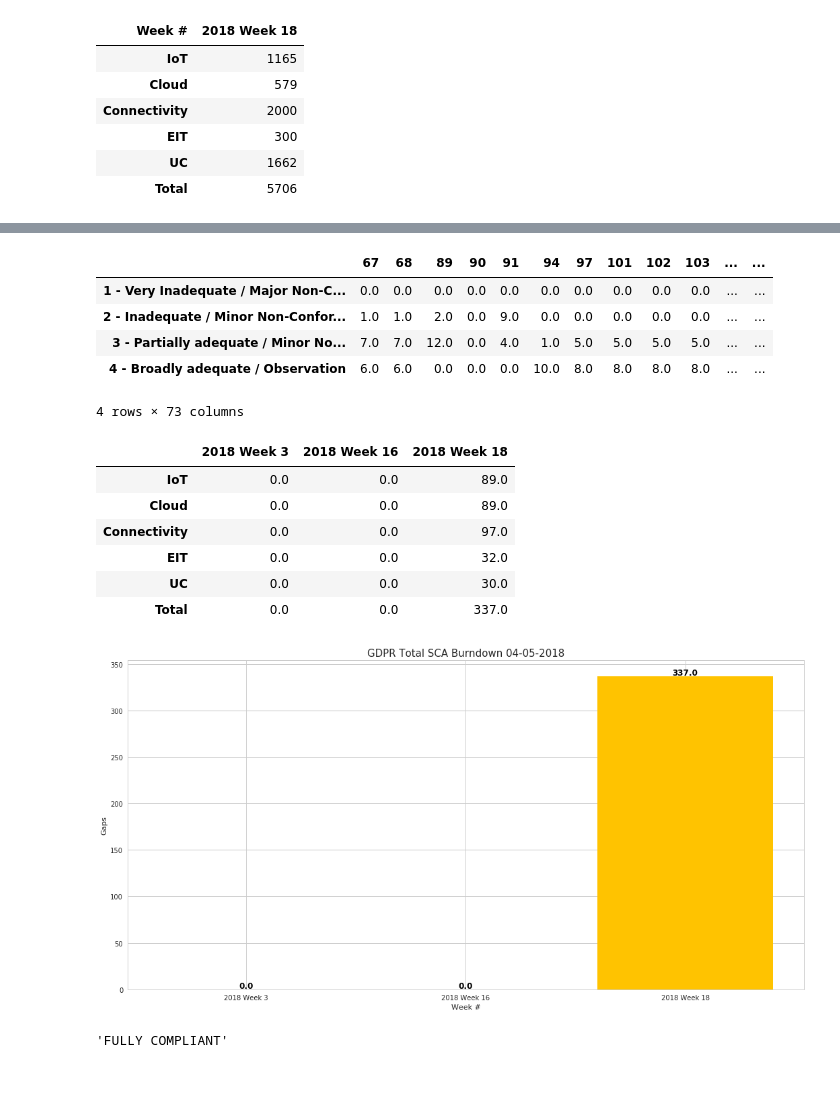
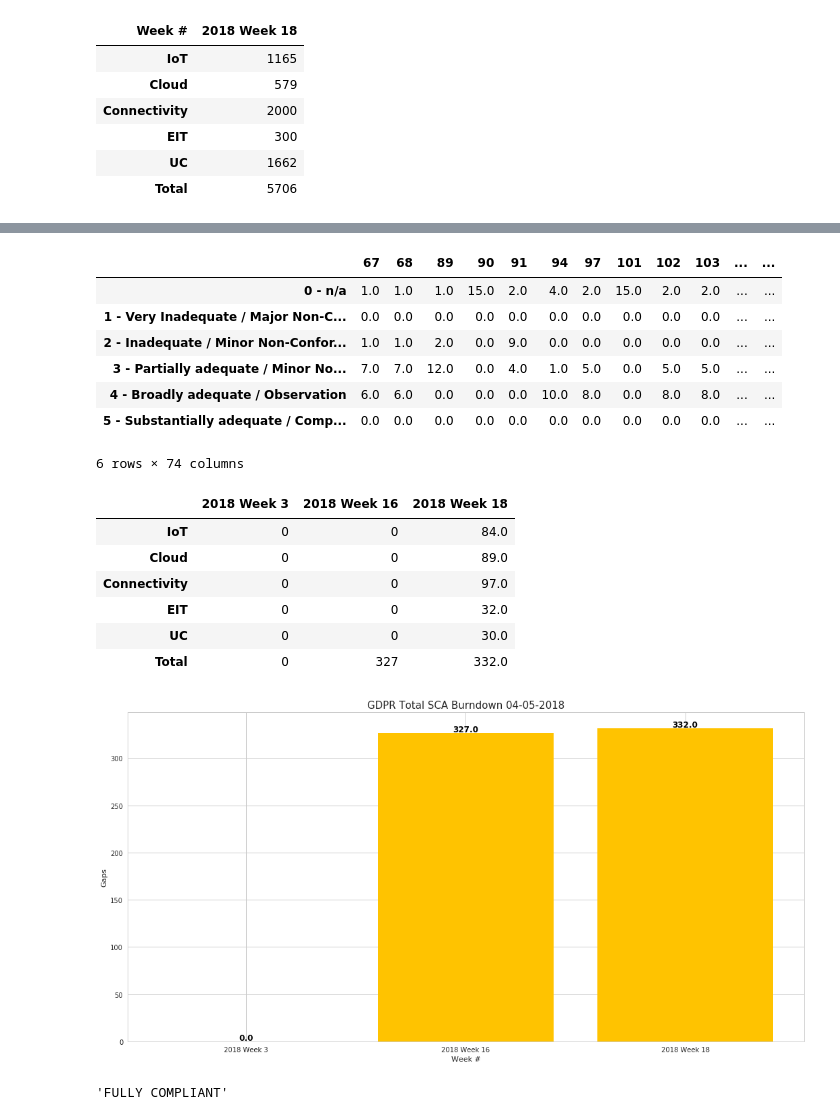
Before and after one commit to billyoconnor/DRC-GDPR, a Jupyter notebook: Compliancy-Heatmap.ipynb, the cells around one changed output, grey strips where cells are left out. Cells and saved outputs as stored; diff of their text form; code cells hidden in the pictures; blank space fills up the shorter version.

```diff
--- a/Compliancy-Heatmap.ipynb
+++ b/Compliancy-Heatmap.ipynb
@@ -440,12 +438,14 @@ SCA_INDEX = ['9.2.1-A',
 '18.1.4']
 
 
-sca_heatmap_df = pd.DataFrame(columns=COLS, index=SCA_INDEX)
-sca_heatmap_df = sca_heatmap_df[[67,68,89,90,91,94,97,101,102,103,109,110,
-                                 43,44,46,16,49,52,54,55,56,57,59,62,63,64,176,189,117,116,
-                                 10,12,21,22,27,28,29,31,33,42,66,72,80,81,118,121,156,158,
-                                 126,136,141,128,130,129,198,127,1,
-                                 2,4,5,7,8,9,14,70,71,87,123,193,194,195,147]]
+#sca_heatmap_df = pd.DataFrame(columns=COLS, index=SCA_INDEX)
+#sca_heatmap_df = sca_heatmap_df[[67,68,89,90,91,94,97,101,102,103,109,110,
+#                                 43,44,46,16,49,52,54,55,56,57,59,62,63,64,176,189,117,116,
+#                                 10,12,21,22,27,28,29,31,33,42,66,72,80,81,118,121,156,158,
+#                                 126,136,141,128,130,129,198,127,1,
+#                                 2,4,5,7,8,9,14,70,71,87,123,193,194,195,147]]
+
+sca_heatmap_df = sca_baseline.copy()
 # %%
 pca_df['Compliance Assessment'].value_counts()
 # %% [output]
@@ -531,15 +543,13 @@ for p in COLS:
                 heatmap_df.loc[pca][p] = compliance_value
 
             #update the baseline
-            if (compliance_value < PCA_COMPLIANCE.get(pca_baseline.loc[roll_up_converter.get(pca)][p]) and
-                PCA_COMPLIANCE.get(pca_baseline.loc[roll_up_converter.get(pca)][p]) != 2):
-                print compliance_value
-                print("1a:Update baseline, value = {0}".format(pca_baseline.loc[roll_up_converter.get(pca)][p]))
+            if ((compliance_value < PCA_COMPLIANCE.get(pca_baseline.loc[roll_up_converter.get(pca)][p])) and
+                (PCA_COMPLIANCE.get(pca_baseline.loc[roll_up_converter.get(pca)][p]) != 2)):
                 pca_baseline.loc[roll_up_converter.get(pca)][p] = PCA_COMPLIANCE_INVERSE.get(compliance_value)
                 print("1b:Update baseline, value = {0}".format(pca_baseline.loc[roll_up_converter.get(pca)][p]))
 
             # update the rollup heatmap
-            if compliance_value < pca_rollup_target.loc[roll_up_converter.get(pca)][p]:
+            if (compliance_value < pca_rollup_target.loc[roll_up_converter.get(pca)][p]) and (pca_rollup_target.loc[roll_up_converter.get(pca)][p] != 2):
                 #if the compliance value is better than the baseline heatmap then update it.
                 pca_rollup_target.loc[roll_up_converter.get(pca)][p] = compliance_value
 
@@ -557,7 +567,7 @@ for p in COLS:
                     pca_rollup_target.loc[roll_up_converter.get(pca)][p] = compliance_value
 
                 #update the baseline
-                if (compliance_value < PCA_COMPLIANCE.get(pca_baseline.loc[roll_up_converter.get(pca)][p]) and
+                if ((compliance_value < PCA_COMPLIANCE.get(pca_baseline.loc[roll_up_converter.get(pca)][p])) and
                     PCA_COMPLIANCE.get(pca_baseline.loc[roll_up_converter.get(pca)][p]) != 2):
                     pca_baseline.loc[roll_up_converter.get(pca)][p] = PCA_COMPLIANCE_INVERSE.get(compliance_value)
                     print "2:Update baseline"
@@ -1082,15 +1104,24 @@ for p in COLS:
 
     for r in prod_df['Req Ref']:
         sca = r[11:-2]
+
+        if p == 101:
+            print sca
+            print prod_df[prod_df['Req Ref'] == r]['Compliance Assessment'].iloc[0]
+            print sca_heatmap_df.loc[sca][p]
+
         if sca in SCA_INDEX:
-            compliance_value = SCA_COMPLIANCE.get(prod_df[prod_df['Req Ref'] == r]['Compliance Assessment'].iloc[0], 0)
+            compliance_value = SCA_COMPLIANCE.get(prod_df[prod_df['Req Ref'] == r]['Compliance Assessment'].iloc[0], 10)
 
-            if SCA_COMPLIANCE.get(sca_heatmap_df.loc[sca][p], 0) <= compliance_value:
+            if p == 101:
+                print compliance_value
+
+            if SCA_COMPLIANCE.get(sca_heatmap_df.loc[sca][p], 0) > compliance_value:
                 sca_heatmap_df.loc[sca][p] = prod_df[prod_df['Req Ref'] == r]['Compliance Assessment'].iloc[0]
             else:
                 print("2: Compliance Value: {0:s}".format(prod_df[prod_df['Req Ref'] == r]['Compliance Assessment'].iloc[0]))
                 print("2: Heatmap Value: {0}".format(sca_heatmap_df.loc[sca][p]))
-                sys.exit("EXIT")
+                #sys.exit("EXIT")
 
             #print r
             #print heatmap_df.loc[r][p]
@@ -1156,53 +1205,57 @@ sca_burndown_df.fillna(0,inplace=True)
 sca_compliancy_stats
 # %% [output]
 |  | 67 | 68 | 89 | 90 | 91 | 94 | 97 | 101 | 102 | 103 | ... | ... |
+| 0 - n/a | 1.0 | 1.0 | 1.0 | 15.0 | 2.0 | 4.0 | 2.0 | 15.0 | 2.0 | 2.0 | ... | ... |
 | 1 - Very Inadequate / Major Non-C... | 0.0 | 0.0 | 0.0 | 0.0 | 0.0 | 0.0 | 0.0 | 0.0 | 0.0 | 0.0 | ... | ... |
 | 2 - Inadequate / Minor Non-Confor... | 1.0 | 1.0 | 2.0 | 0.0 | 9.0 | 0.0 | 0.0 | 0.0 | 0.0 | 0.0 | ... | ... |
-| 3 - Partially adequate / Minor No... | 7.0 | 7.0 | 12.0 | 0.0 | 4.0 | 1.0 | 5.0 | 5.0 | 5.0 | 5.0 | ... | ... |
-| 4 - Broadly adequate / Observation | 6.0 | 6.0 | 0.0 | 0.0 | 0.0 | 10.0 | 8.0 | 8.0 | 8.0 | 8.0 | ... | ... |
+| 3 - Partially adequate / Minor No... | 7.0 | 7.0 | 12.0 | 0.0 | 4.0 | 1.0 | 5.0 | 0.0 | 5.0 | 5.0 | ... | ... |
+| 4 - Broadly adequate / Observation | 6.0 | 6.0 | 0.0 | 0.0 | 0.0 | 10.0 | 8.0 | 0.0 | 8.0 | 8.0 | ... | ... |
+| 5 - Substantially adequate / Comp... | 0.0 | 0.0 | 0.0 | 0.0 | 0.0 | 0.0 | 0.0 | 0.0 | 0.0 | 0.0 | ... | ... |
-4 rows × 73 columns
+6 rows × 74 columns
 # %%
 sca_burndown_df
 # %% [output]
 |  | 2018 Week 3 | 2018 Week 16 | 2018 Week 18 |
-| IoT | 0.0 | 0.0 | 89.0 |
-| Cloud | 0.0 | 0.0 | 89.0 |
-| Connectivity | 0.0 | 0.0 | 97.0 |
-| EIT | 0.0 | 0.0 | 32.0 |
-| UC | 0.0 | 0.0 | 30.0 |
-| Total | 0.0 | 0.0 | 337.0 |
+| IoT | 0 | 0 | 84.0 |
+| Cloud | 0 | 0 | 89.0 |
+| Connectivity | 0 | 0 | 97.0 |
+| EIT | 0 | 0 | 32.0 |
+| UC | 0 | 0 | 30.0 |
+| Total | 0 | 327 | 332.0 |
 # %%
 f, ax = plt.subplots(figsize=(18, 10))
 f.subplots_adjust(bottom=0.2,hspace=0.5,wspace=0.5)
 
 bars = list(sca_burndown_df.loc['Total'])
 xticks = list(sca_burndown_df.columns)
 
 #bar1.append(pca_burndown_df[today]['Total'])
 
 #xticks.append(today)
+
+DARK_BLUE = '#0B3360'
 
 font = {'family': 'sans serif',
         'color':  'black',
         'weight': 'bold',
         'size': 12,
         }
 
 x= np.arange(len(bars))
 
 
 plt.bar(x, bars, color=AMBER)
 
 for a,b in zip(x, bars):
     plt.text(a, b+1, str(b), font, horizontalalignment='center')
 
 plt.xticks(x, xticks)
 plt.xlabel("Week #")
 plt.ylabel("Gaps")
 plt.title("GDPR Total SCA Burndown "+today, size=15)
 f.savefig(OUTPUT_BASE_DIR+"/SCA-Burndown-"+today+".png")
 # %% [output]
-[figure, old version]
+[figure, new version]
 # %%
 output_writer = pd.ExcelWriter('./burndown.xlsx')
 pca_burndown_df.to_excel(output_writer, 'PCA Burndown')
```
Also changed, not shown: parts of 35 cells of this notebook.
